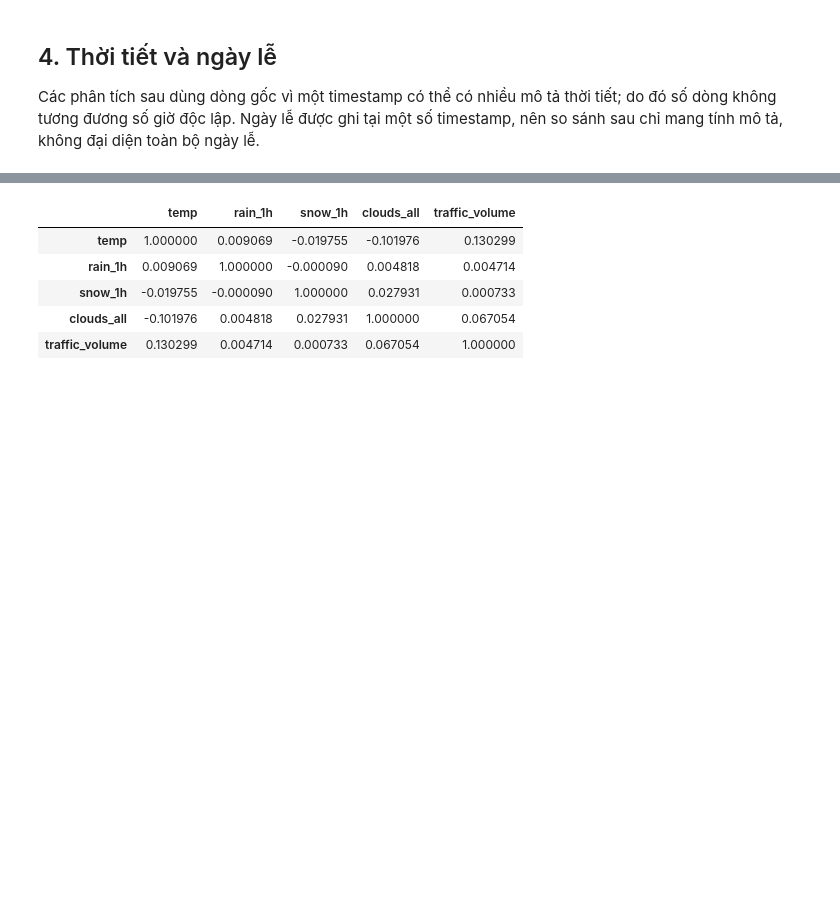
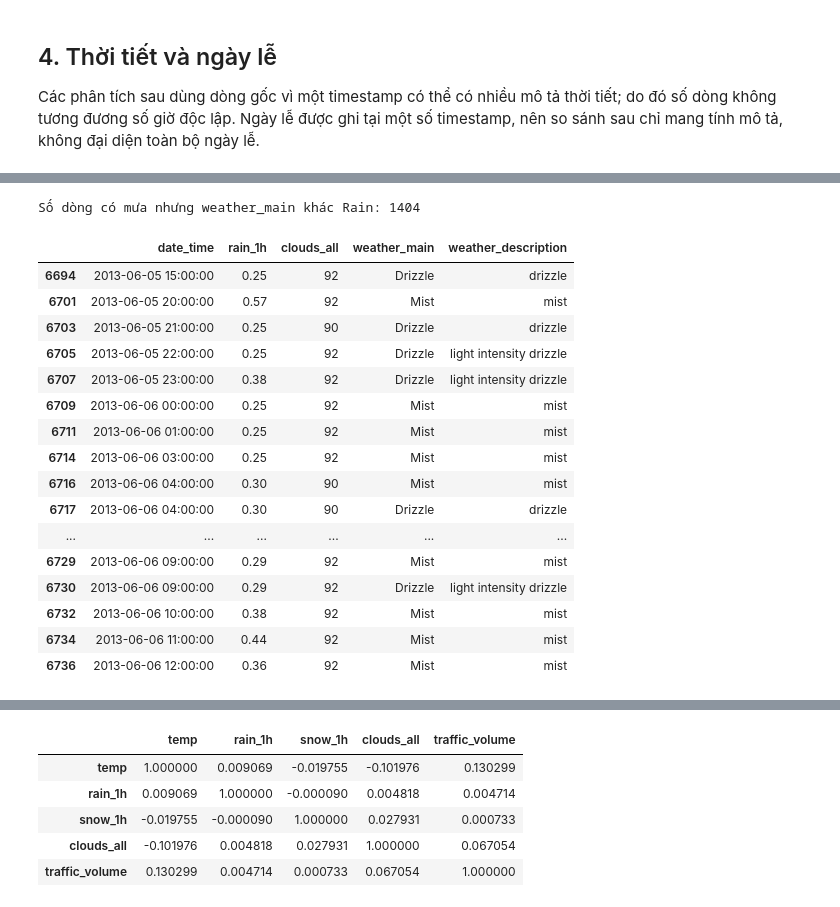
Before and after one commit to HuyTec/SGU_HocMay_2026-2027, a Jupyter notebook: metro_interstate_traffic_volume/notebooks/eda.ipynb, the cells around one changed output, grey strips where cells are left out. Drawn from its saved outputs; the diff is of its cells as text; code cells hidden in the pictures; blank space fills up the shorter version.

```diff
--- a/metro_interstate_traffic_volume/notebooks/eda.ipynb
+++ b/metro_interstate_traffic_volume/notebooks/eda.ipynb
@@ -142,12 +676,3 @@ plt.tight_layout(); plt.show()
 # %% [markdown]
 ## 4. Thời tiết và ngày lễ
 Các phân tích sau dùng dòng gốc vì một timestamp có thể có nhiều mô tả thời tiết; do đó số dòng không tương đương số giờ độc lập. Ngày lễ được ghi tại một số timestamp, nên so sánh sau chỉ mang tính mô tả, không đại diện toàn bộ ngày lễ.
-# %%
-weather = df.groupby("weather_main").traffic_volume.agg(["mean", "count"]).sort_values("count", ascending=False)
-display(weather)
-fig, ax = plt.subplots(figsize=(10, 4))
-weather.sort_values("mean")["mean"].plot.barh(ax=ax)
-ax.set(title="Lưu lượng trung bình theo loại thời tiết", xlabel="Xe/giờ", ylabel="Thời tiết")
-plt.tight_layout(); plt.show()
-df["holiday_flag"] = df.holiday.ne("None") & df.holiday.ne("")
-display(df.groupby("holiday_flag").traffic_volume.agg(["mean", "median", "count"]))
@@ -174,0 +777,41 @@ display(df.groupby("holiday_flag").traffic_volume.agg(["mean", "median", "count"
+# %%
+rain_review = df[
+    (df["rain_1h"] > 0)
+    & (df["weather_main"] != "Rain")
+]
+
+print(
+    "Số dòng có mưa nhưng weather_main khác Rain:",
+    len(rain_review)
+)
+
+display(
+    rain_review[
+        [
+            "date_time",
+            "rain_1h",
+            "clouds_all",
+            "weather_main",
+            "weather_description",
+        ]
+    ].head(20)
+)
+# %% [output]
+Số dòng có mưa nhưng weather_main khác Rain: 1404
+|  | date_time | rain_1h | clouds_all | weather_main | weather_description |
+| 6694 | 2013-06-05 15:00:00 | 0.25 | 92 | Drizzle | drizzle |
+| 6701 | 2013-06-05 20:00:00 | 0.57 | 92 | Mist | mist |
+| 6703 | 2013-06-05 21:00:00 | 0.25 | 90 | Drizzle | drizzle |
+| 6705 | 2013-06-05 22:00:00 | 0.25 | 92 | Drizzle | light intensity drizzle |
+| 6707 | 2013-06-05 23:00:00 | 0.38 | 92 | Drizzle | light intensity drizzle |
+| 6709 | 2013-06-06 00:00:00 | 0.25 | 92 | Mist | mist |
+| 6711 | 2013-06-06 01:00:00 | 0.25 | 92 | Mist | mist |
+| 6714 | 2013-06-06 03:00:00 | 0.25 | 92 | Mist | mist |
+| 6716 | 2013-06-06 04:00:00 | 0.30 | 90 | Mist | mist |
+| 6717 | 2013-06-06 04:00:00 | 0.30 | 90 | Drizzle | drizzle |
+| ... | ... | ... | ... | ... | ... |
+| 6729 | 2013-06-06 09:00:00 | 0.29 | 92 | Mist | mist |
+| 6730 | 2013-06-06 09:00:00 | 0.29 | 92 | Drizzle | light intensity drizzle |
+| 6732 | 2013-06-06 10:00:00 | 0.38 | 92 | Mist | mist |
+| 6734 | 2013-06-06 11:00:00 | 0.44 | 92 | Mist | mist |
+| 6736 | 2013-06-06 12:00:00 | 0.36 | 92 | Mist | mist |
```
Also changed, not shown: parts of 42 cells of this notebook, 6 other files.
